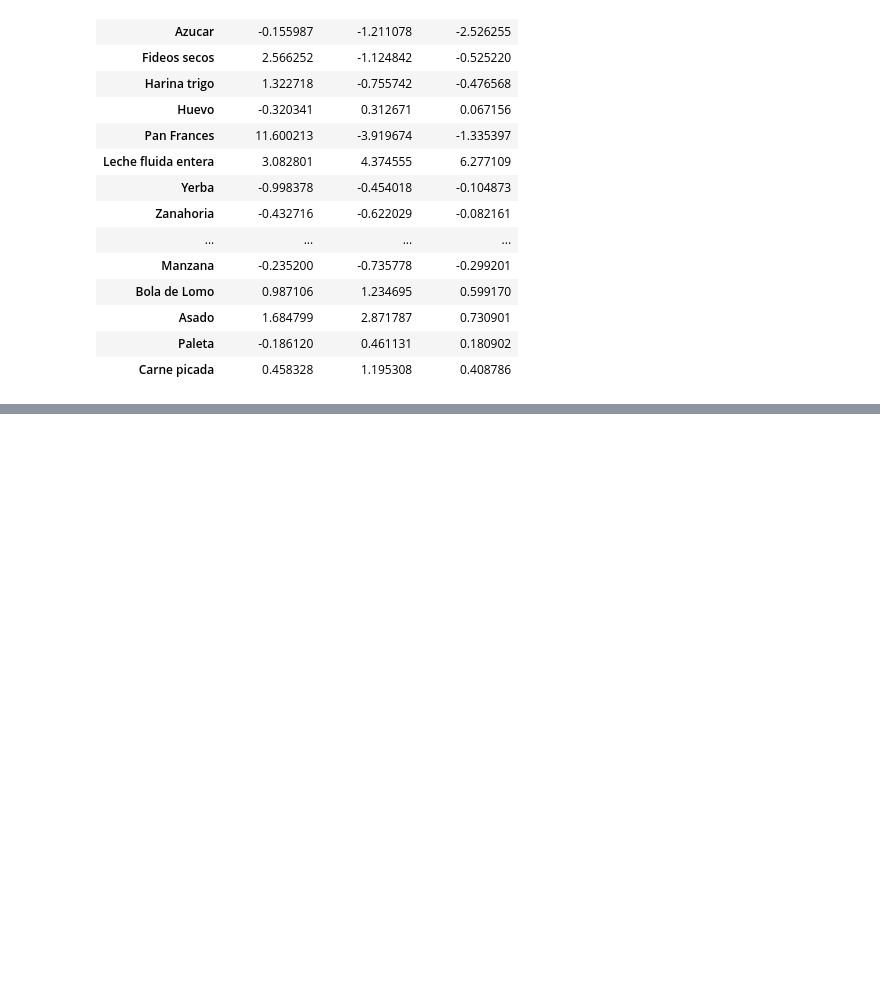
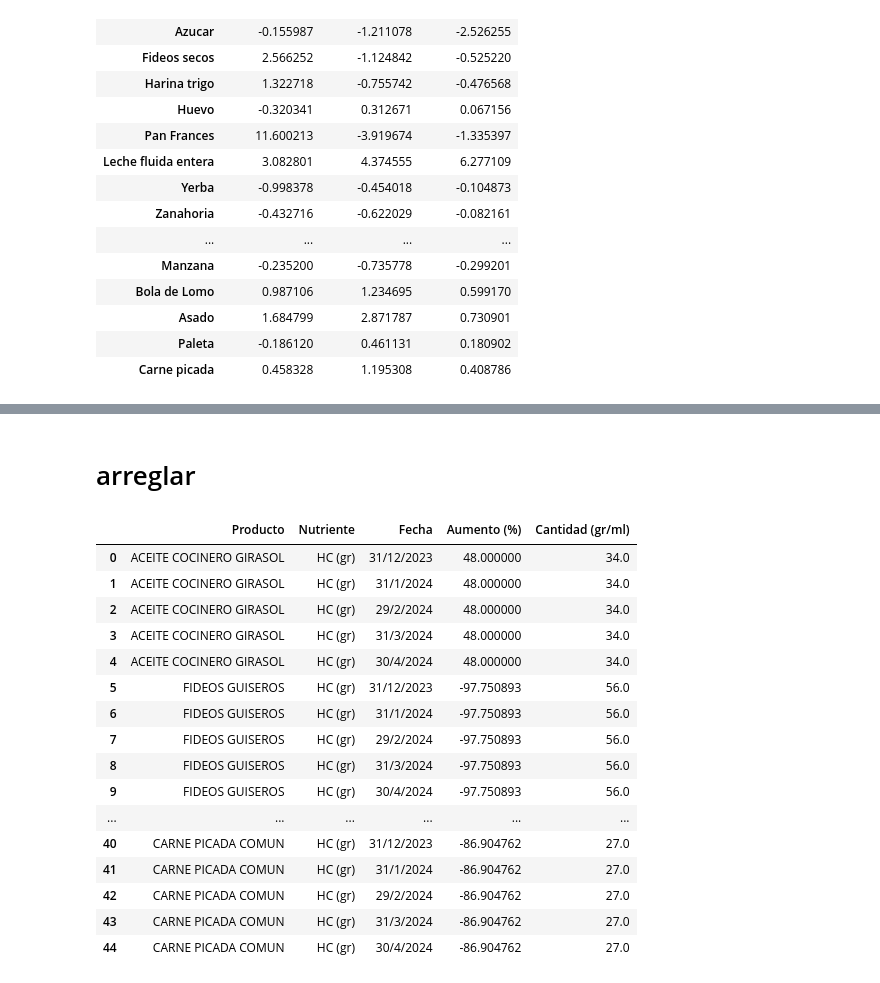
Before and after one commit to berardibautista/alc-2, a Jupyter notebook: ALC-TP2.ipynb, the cells around one changed output, grey strips where cells are left out. Drawn from its saved outputs; the diff is of its cells as text; code cells hidden in the pictures; blank space fills up the shorter version.

```diff
--- a/ALC-TP2.ipynb
+++ b/ALC-TP2.ipynb
@@ -254,0 +308,2 @@ plt.show()
+# %%
+df_merged = precios_g.merge(tabla_nutricional, left_on="PRODUCTOS", right_index=True)
@@ -254,0 +320,12 @@ plt.show()
+# %%
+
+for fecha in ["31/12/2023", "31/1/2024", "29/2/2024", "31/3/2024", "30/4/2024"]:
+    for nutriente in ["HC (gr)", "Proteinas (gr)", "Grasas (gr)"]:
+        df_merged[f"Precio por gr de {nutriente} ({fecha})"] = (df_merged[nutriente]/df_merged["Cantidad (gr/ml)"])* df_merged[f"Precio por gr/ml ({fecha})"]
+
+
+# Seleccionar columnas relevantes
+columnas_relevantes = ["PRODUCTOS", "Cantidad (gr/ml)", "HC (gr)", "Proteinas (gr)", "Grasas (gr)"] + [col for col in df_merged.columns if "Precio por gr de" in col]
+preciosnutrientes = df_merged[columnas_relevantes]
+
+preciosnutrientes.head()
@@ -254,0 +339,44 @@ plt.show()
+# %% [markdown]
+# arreglar
+# %%
+resultados = []
+fechas_interes = ['31/12/2023', '31/1/2024', '29/2/2024', '31/3/2024', '30/4/2024']
+# Calcular aumentos para cada producto y nutriente
+for index, row in df.iterrows():
+    producto = row['PRODUCTOS']
+    for fecha in fechas_interes:
+        inicio = row['Precio por gr/ml (31/12/2023)']
+        final = row['Precio por gr de Grasas (gr) (30/4/2024)']
+        if pd.notna(inicio) and pd.notna(final):
+            aumento = ((final - inicio) / inicio) * 100
+            resultados.append({
+                'Producto': producto,
+                'Nutriente': 'HC (gr)',
+                'Fecha': fecha,
+                'Aumento (%)': aumento,
+                'Cantidad (gr/ml)': row['Cantidad (gr/ml)']
+            })
+
+# Crear dataframe con los resultados
+resultados_df = pd.DataFrame(resultados)
+
+# Mostrar la tabla de aumentos
+display(resultados_df)
+# %% [output]
+|  | Producto | Nutriente | Fecha | Aumento (%) | Cantidad (gr/ml) |
+| 0 | ACEITE COCINERO GIRASOL | HC (gr) | 31/12/2023 | 48.000000 | 34.0 |
+| 1 | ACEITE COCINERO GIRASOL | HC (gr) | 31/1/2024 | 48.000000 | 34.0 |
+| 2 | ACEITE COCINERO GIRASOL | HC (gr) | 29/2/2024 | 48.000000 | 34.0 |
+| 3 | ACEITE COCINERO GIRASOL | HC (gr) | 31/3/2024 | 48.000000 | 34.0 |
+| 4 | ACEITE COCINERO GIRASOL | HC (gr) | 30/4/2024 | 48.000000 | 34.0 |
+| 5 | FIDEOS GUISEROS | HC (gr) | 31/12/2023 | -97.750893 | 56.0 |
+| 6 | FIDEOS GUISEROS | HC (gr) | 31/1/2024 | -97.750893 | 56.0 |
+| 7 | FIDEOS GUISEROS | HC (gr) | 29/2/2024 | -97.750893 | 56.0 |
+| 8 | FIDEOS GUISEROS | HC (gr) | 31/3/2024 | -97.750893 | 56.0 |
+| 9 | FIDEOS GUISEROS | HC (gr) | 30/4/2024 | -97.750893 | 56.0 |
+| ... | ... | ... | ... | ... | ... |
+| 40 | CARNE PICADA COMUN | HC (gr) | 31/12/2023 | -86.904762 | 27.0 |
+| 41 | CARNE PICADA COMUN | HC (gr) | 31/1/2024 | -86.904762 | 27.0 |
+| 42 | CARNE PICADA COMUN | HC (gr) | 29/2/2024 | -86.904762 | 27.0 |
+| 43 | CARNE PICADA COMUN | HC (gr) | 31/3/2024 | -86.904762 | 27.0 |
+| 44 | CARNE PICADA COMUN | HC (gr) | 30/4/2024 | -86.904762 | 27.0 |
```
Also changed, not shown: parts of 15 cells of this notebook.
